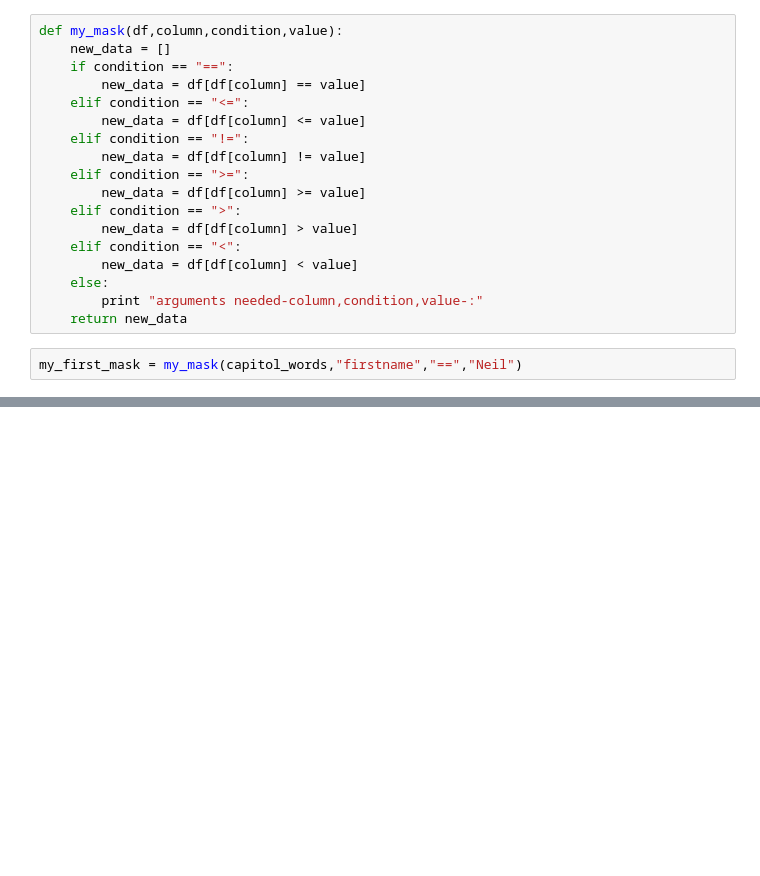
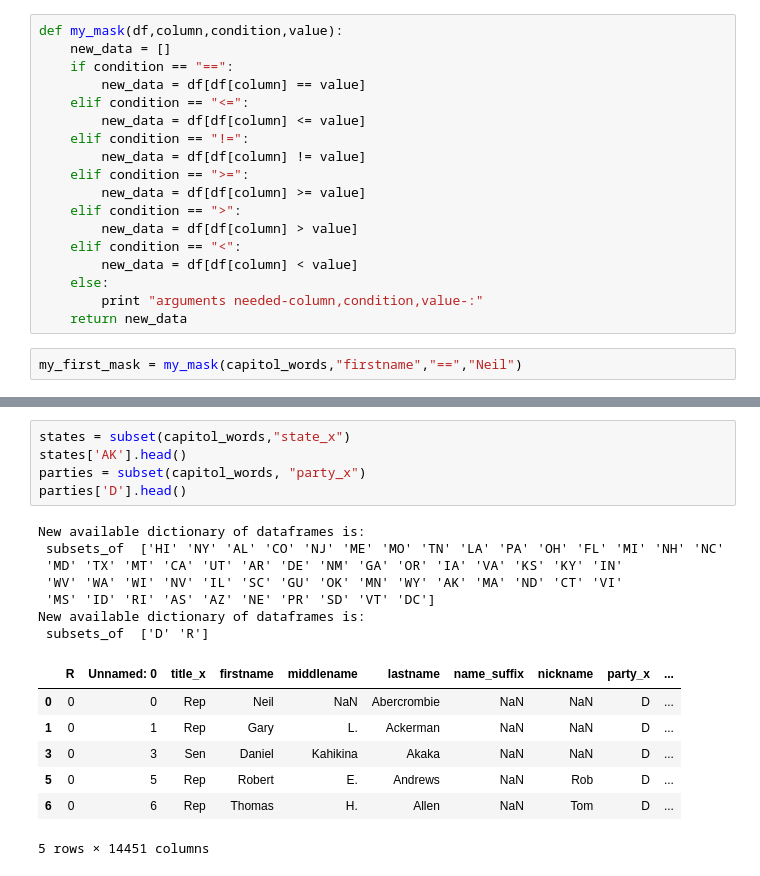
Before and after one commit to caromedellin/Python-notes, a Jupyter notebook: exploratory-data-analysis/Untitled.ipynb, the cells around one changed output, grey strips where cells are left out. Drawn from its saved outputs; the diff is of its cells as text; blank space fills up the shorter version.

```diff
--- a/exploratory-data-analysis/Untitled.ipynb
+++ b/exploratory-data-analysis/Untitled.ipynb
@@ -139,0 +133,20 @@ Name: firstname, dtype: object
+# %%
+states = subset(capitol_words,"state_x")
+states['AK'].head()
+parties = subset(capitol_words, "party_x")
+parties['D'].head()
+# %% [output]
+New available dictionary of dataframes is:
+ subsets_of  ['HI' 'NY' 'AL' 'CO' 'NJ' 'ME' 'MO' 'TN' 'LA' 'PA' 'OH' 'FL' 'MI' 'NH' 'NC'
+ 'MD' 'TX' 'MT' 'CA' 'UT' 'AR' 'DE' 'NM' 'GA' 'OR' 'IA' 'VA' 'KS' 'KY' 'IN'
+ 'WV' 'WA' 'WI' 'NV' 'IL' 'SC' 'GU' 'OK' 'MN' 'WY' 'AK' 'MA' 'ND' 'CT' 'VI'
+ 'MS' 'ID' 'RI' 'AS' 'AZ' 'NE' 'PR' 'SD' 'VT' 'DC']
+New available dictionary of dataframes is:
+ subsets_of  ['D' 'R']
+|  | R | Unnamed: 0 | title_x | firstname | middlename | lastname | name_suffix | nickname | party_x | ... |
+| 0 | 0 | 0 | Rep | Neil | NaN | Abercrombie | NaN | NaN | D | ... |
+| 1 | 0 | 1 | Rep | Gary | L. | Ackerman | NaN | NaN | D | ... |
+| 3 | 0 | 3 | Sen | Daniel | Kahikina | Akaka | NaN | NaN | D | ... |
+| 5 | 0 | 5 | Rep | Robert | E. | Andrews | NaN | Rob | D | ... |
+| 6 | 0 | 6 | Rep | Thomas | H. | Allen | NaN | Tom | D | ... |
+5 rows × 14451 columns
```
Also changed, not shown: parts of 8 cells of this notebook.
